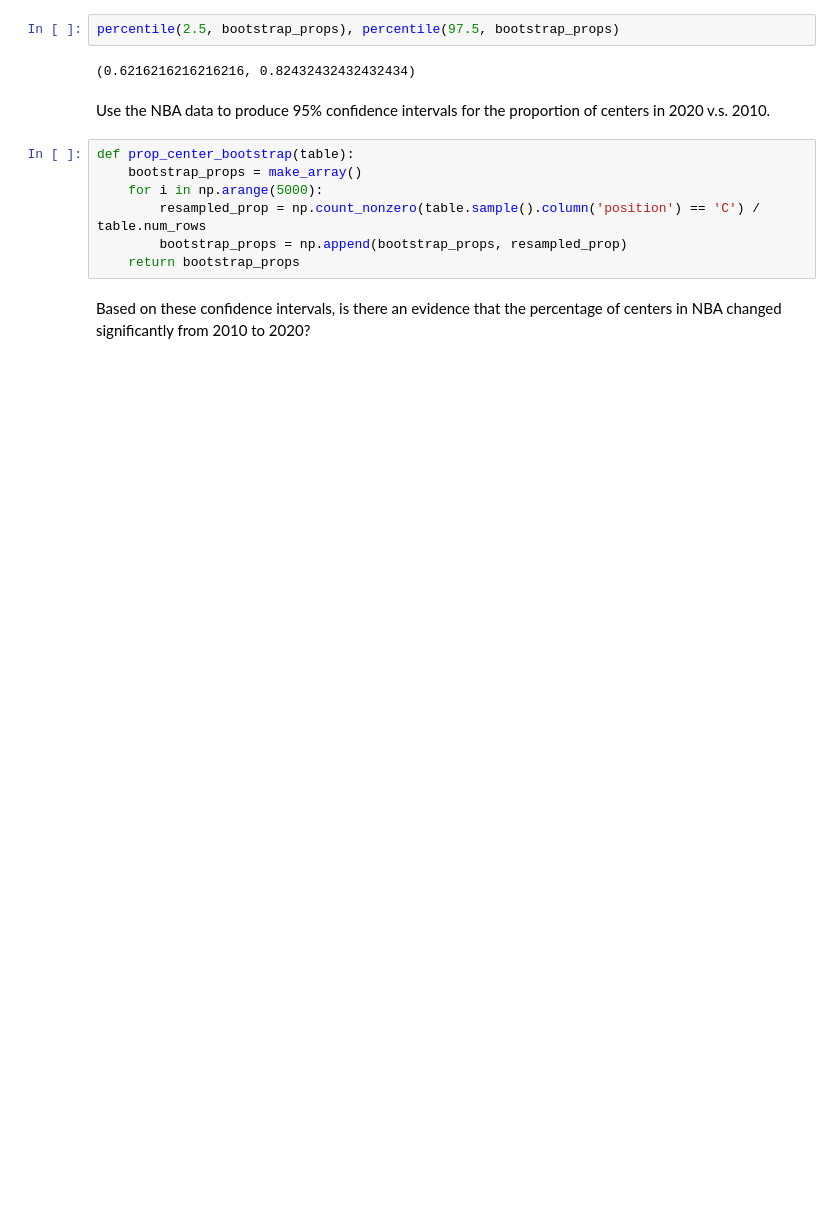
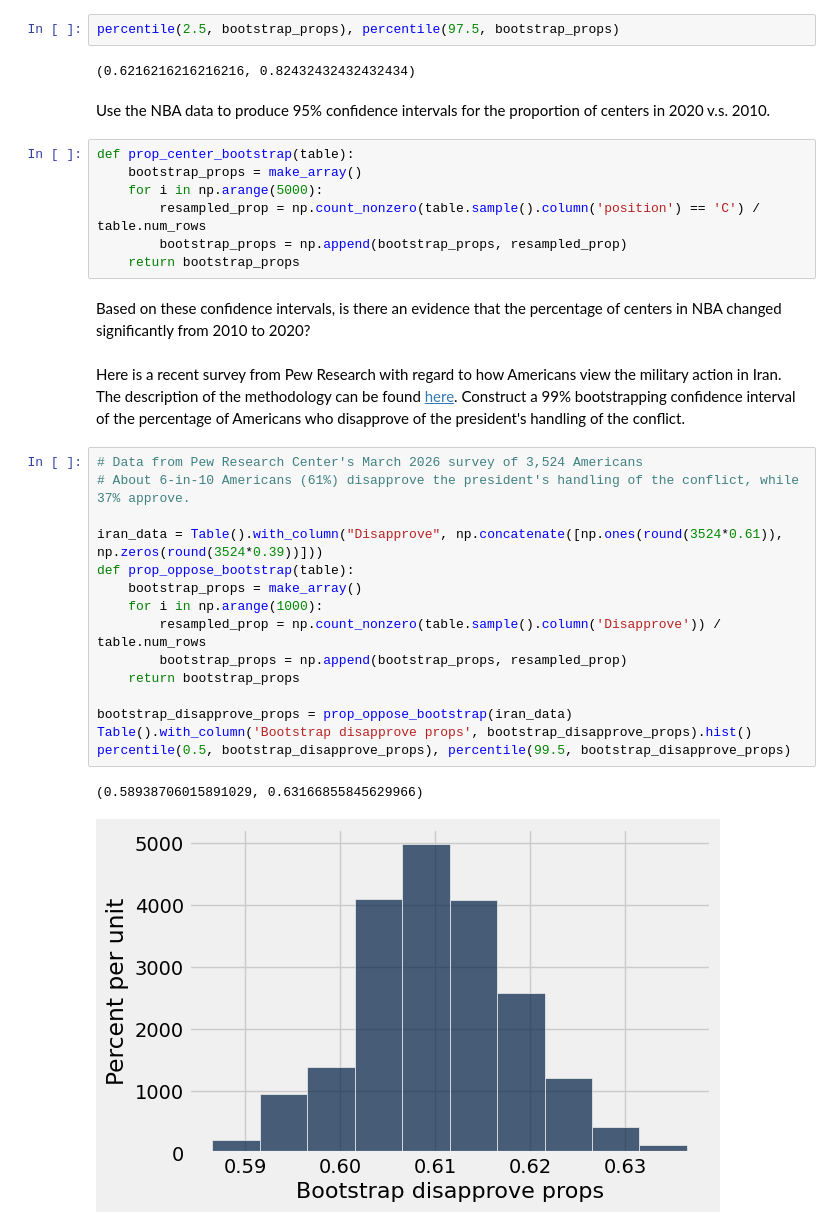
Before and after one commit to SRJC-Data-Science/materials-sp22, a Jupyter notebook: SRJC/lecture_note/lecture_23_24/confidence_intervals_key.ipynb, the cells around one changed output. Cells and saved outputs as stored; diff of their text form; blank space fills up the shorter version.

Commit message:
added Iran data

```diff
--- a/SRJC/lecture_note/lecture_23_24/confidence_intervals_key.ipynb
+++ b/SRJC/lecture_note/lecture_23_24/confidence_intervals_key.ipynb
@@ -268,3 +268,23 @@ def prop_center_bootstrap(table):
     return bootstrap_props
 # %% [markdown]
 Based on these confidence intervals, is there an evidence that the percentage of centers in NBA changed significantly from 2010 to 2020?
+# %% [markdown]
+Here is a recent survey from Pew Research with regard to how Americans view the military action in Iran. The description of the methodology can be found [here](https://www.pewresearch.org/politics/2026/03/25/iran-methodology/). Construct a 99% bootstrapping confidence interval of the percentage of Americans who disapprove of the president's handling of the conflict.
+# %%
+# Data from Pew Research Center's March 2026 survey of 3,524 Americans
+# About 6-in-10 Americans (61%) disapprove the president's handling of the conflict, while 37% approve.
+
+iran_data = Table().with_column("Disapprove", np.concatenate([np.ones(round(3524*0.61)), np.zeros(round(3524*0.39))]))
+def prop_oppose_bootstrap(table):
+    bootstrap_props = make_array()
+    for i in np.arange(1000):
+        resampled_prop = np.count_nonzero(table.sample().column('Disapprove')) / table.num_rows
+        bootstrap_props = np.append(bootstrap_props, resampled_prop)
+    return bootstrap_props
+
+bootstrap_disapprove_props = prop_oppose_bootstrap(iran_data)
+Table().with_column('Bootstrap disapprove props', bootstrap_disapprove_props).hist()
+percentile(0.5, bootstrap_disapprove_props), percentile(99.5, bootstrap_disapprove_props)
+# %% [output]
+(0.58938706015891029, 0.63166855845629966)
+[figure, added]
```
Also changed, not shown: parts of 13 cells of this notebook, 1 other file.
